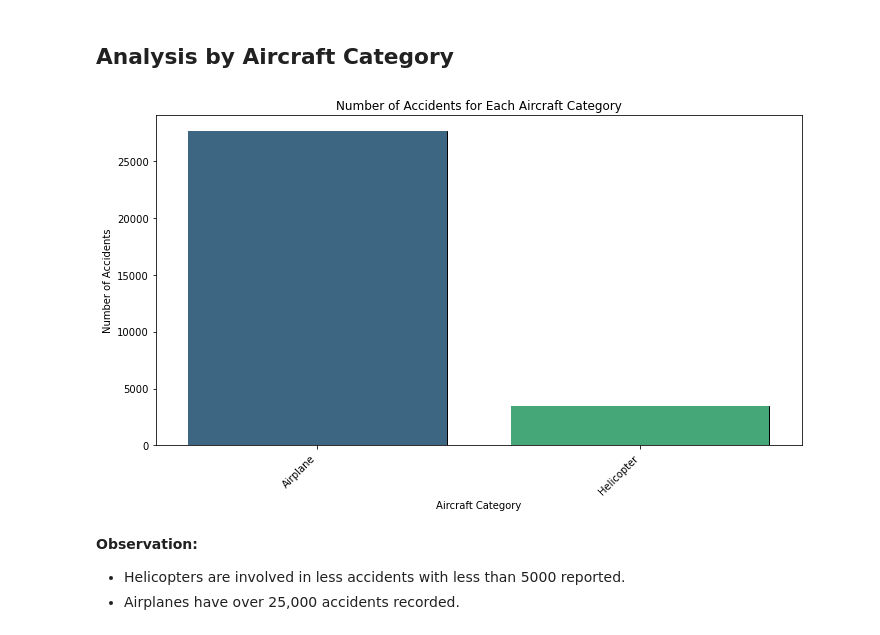
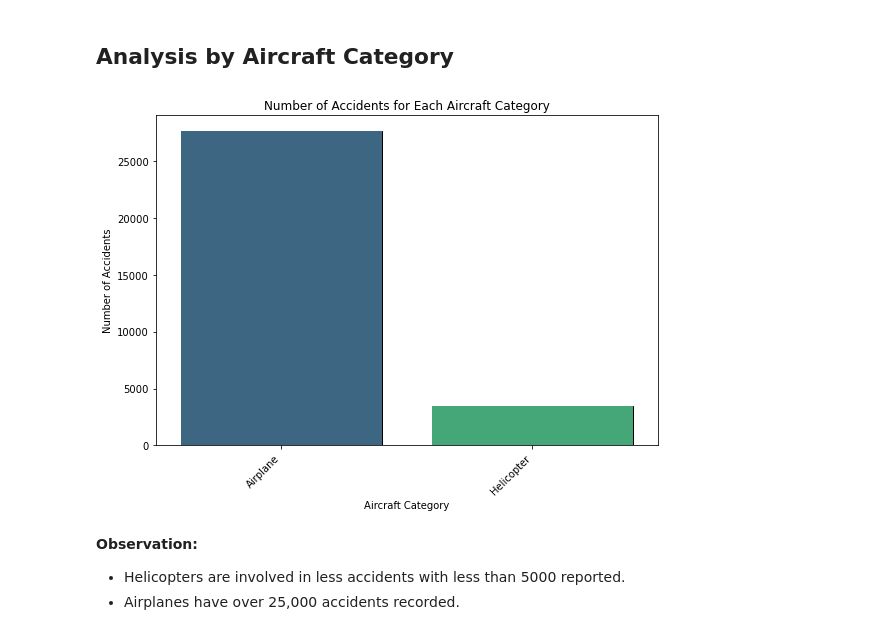
Before and after one commit to MissJJT/dsc-phase-1-project-v3, a Jupyter notebook: phase1_project.ipynb, the cells around one changed output. Drawn from its saved outputs; the diff is of its cells as text; code cells hidden in the pictures.

```diff
--- a/phase1_project.ipynb
+++ b/phase1_project.ipynb
@@ -730,20 +836,20 @@ df2
 # %%
 make_counts = df2['Aircraft_Category'].value_counts()
 
-plt.figure(figsize=(10, 6))
+plt.figure(figsize=(8, 6))
 
 plt.bar(make_counts.index, make_counts.values, color='skyblue', edgecolor='black')
 
 sns.barplot(x=make_counts.index, y=make_counts.values, palette='viridis')
 
 plt.xlabel('Aircraft Category')
 plt.ylabel('Number of Accidents')
 plt.title('Number of Accidents for Each Aircraft Category')
 plt.xticks(rotation=45, ha='right')
 plt.tight_layout()
 plt.show()
 # %% [output]
-[figure, old version]
+[figure, new version]
 # %% [markdown]
 **Observation:**
    - Helicopters are involved in less accidents with less than 5000 reported.
```
Also changed, not shown: parts of 9 cells of this notebook.
